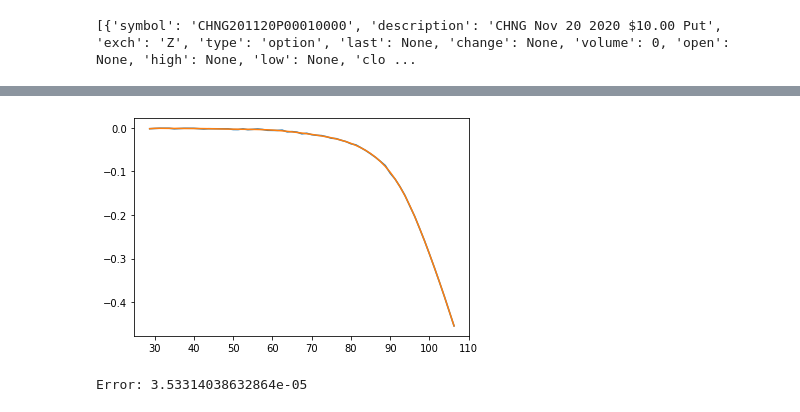
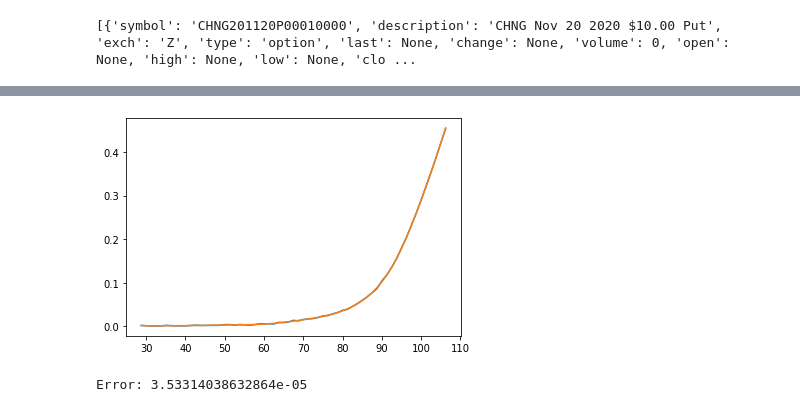
Before and after one commit to alangshur/put-options-scanner, a Jupyter notebook: optimization.ipynb, the cells around one changed output, grey strips where cells are left out. Drawn from its saved outputs; the diff is of its cells as text; code cells hidden in the pictures.

```diff
--- a/optimization.ipynb
+++ b/optimization.ipynb
@@ -51,13 +53,13 @@ data = {28.75: {'iv': 1.8025664518781135, 'delta': -0.0017229639806732716, 'thet
 # %%
 fit_data = np.array([(k, v['delta']) for k, v in data.items()])
-strikes, deltas = fit_data[:, 0], fit_data[:, 1]
+strikes, deltas = fit_data[:, 0], abs(fit_data[:, 1])
 coefs, stats = poly.polyfit(strikes, deltas, 15, full=True)
 ffit = poly.polyval(strikes, coefs)
 res, _, _, _ = stats
 plt.plot(strikes, deltas)
 plt.plot(strikes, ffit)
 plt.show()
 print('Error: {}'.format(res[0]))
 # %% [output]
-[figure, old version]
+[figure, new version]
 Error: 3.53314038632864e-05
```
Also changed, not shown: parts of 6 cells of this notebook, 2 other files.
